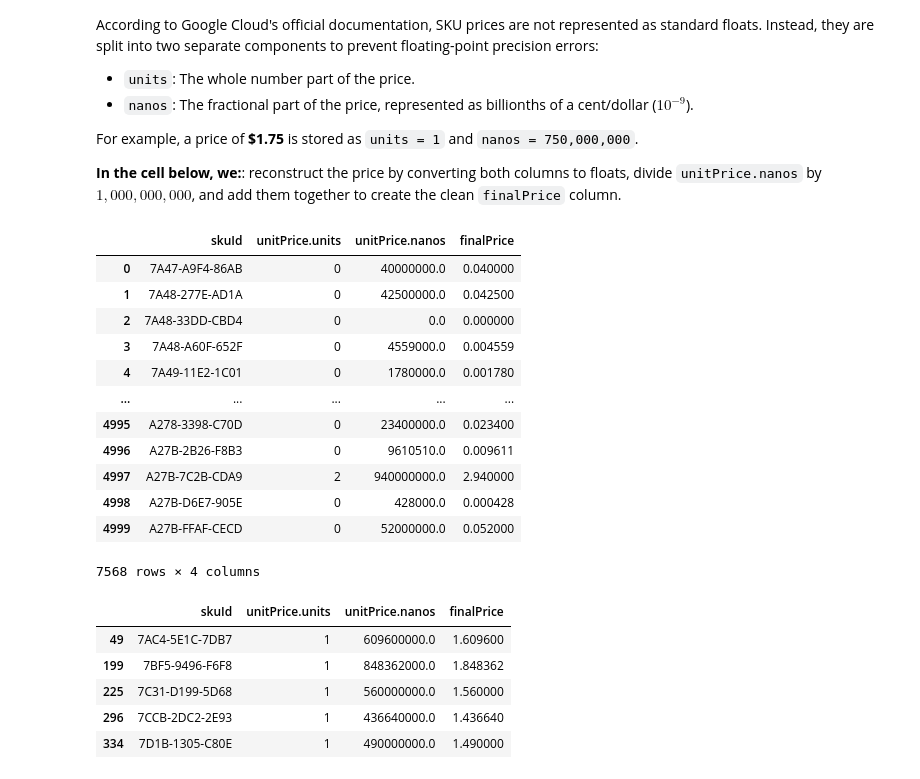
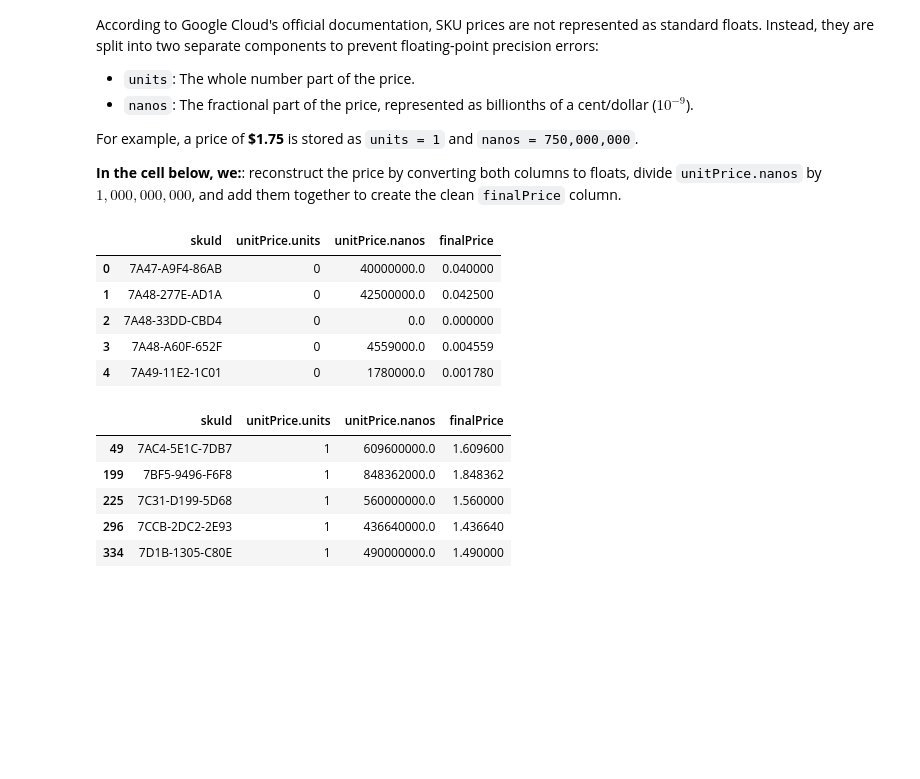
Before and after one commit to PanosVaritis/Pricing-ops-api, a Jupyter notebook: notebooks/google_eda.ipynb, the cells around one changed output. Cells and saved outputs as stored; diff of their text form; code cells hidden in the pictures; blank space fills up the shorter version.

Commit message:
Removed summary column from the final dataframe

```diff
--- a/notebooks/google_eda.ipynb
+++ b/notebooks/google_eda.ipynb
@@ -231,23 +231,16 @@ For example, a price of **$1.75** is stored as `units = 1` and `nanos = 750,000,
 # %%
 #The cost of the SKU is units + nanos. For example, a cost of $1.75 is represented as units=1 and nanos=750,000,000. (From google documentation)
 #Actions need to be made to create a new column that will contain the final price
 df_final_flat['finalPrice'] = df_final_flat['unitPrice.units'].astype(float) + (df_final_flat['unitPrice.nanos'].astype(float) / 1000000000)
 
-df_final_flat[['skuId', 'unitPrice.units', 'unitPrice.nanos', 'finalPrice']]
+df_final_flat[['skuId', 'unitPrice.units', 'unitPrice.nanos', 'finalPrice']].head()
 # %% [output]
 |  | skuId | unitPrice.units | unitPrice.nanos | finalPrice |
 | 0 | 7A47-A9F4-86AB | 0 | 40000000.0 | 0.040000 |
 | 1 | 7A48-277E-AD1A | 0 | 42500000.0 | 0.042500 |
 | 2 | 7A48-33DD-CBD4 | 0 | 0.0 | 0.000000 |
 | 3 | 7A48-A60F-652F | 0 | 4559000.0 | 0.004559 |
 | 4 | 7A49-11E2-1C01 | 0 | 1780000.0 | 0.001780 |
-| ... | ... | ... | ... | ... |
-| 4995 | A278-3398-C70D | 0 | 23400000.0 | 0.023400 |
-| 4996 | A27B-2B26-F8B3 | 0 | 9610510.0 | 0.009611 |
-| 4997 | A27B-7C2B-CDA9 | 2 | 940000000.0 | 2.940000 |
-| 4998 | A27B-D6E7-905E | 0 | 428000.0 | 0.000428 |
-| 4999 | A27B-FFAF-CECD | 0 | 52000000.0 | 0.052000 |
-7568 rows × 4 columns
 # %%
 #Just for debug to search if any line has "1" as unit price
 filtered_df = df_final_flat[df_final_flat['unitPrice.units'].astype(float) == 1.0]
```
Also changed, not shown: parts of 4 cells of this notebook, 1 other file.
